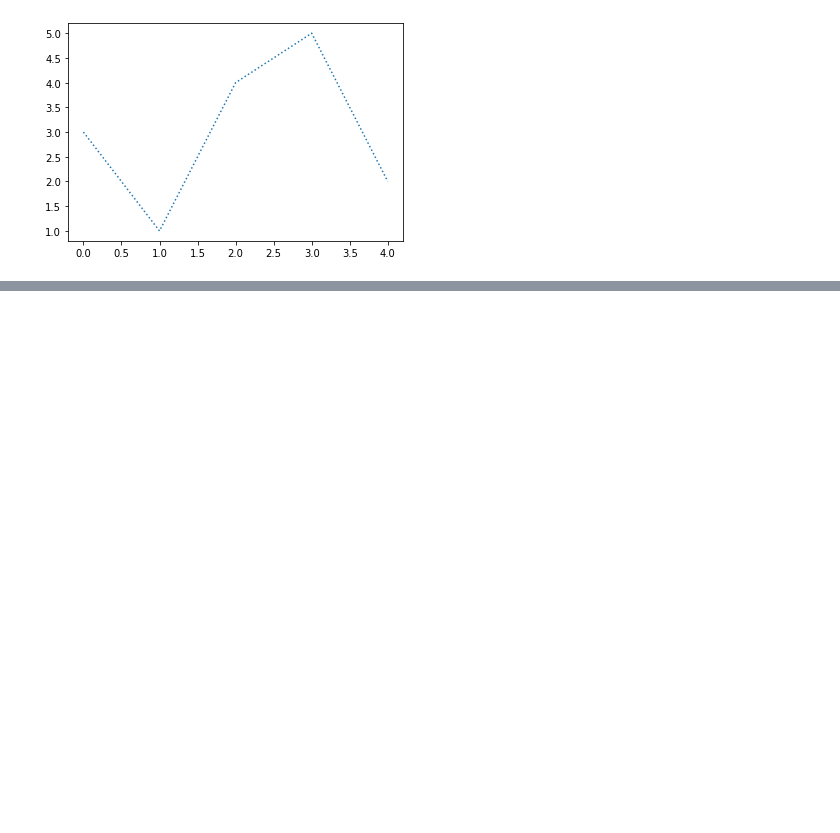
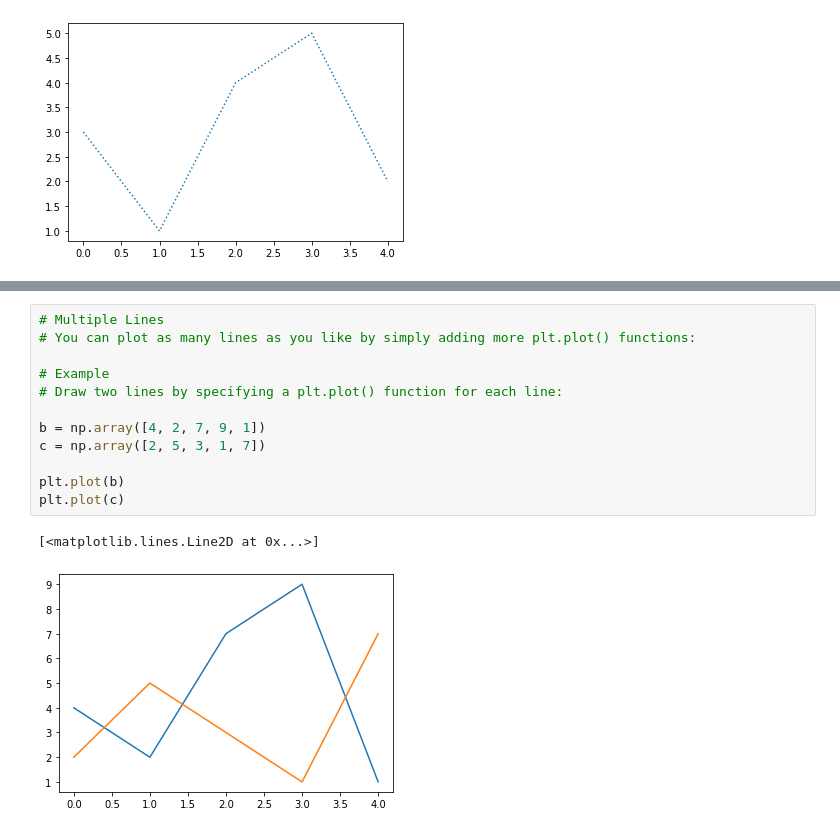
Before and after one commit to chimaihueze/Basics-of-Matplotlib, a Jupyter notebook: matplotlib_line.ipynb, the cells around one changed output, grey strips where cells are left out. Cells and saved outputs as stored; diff of their text form; blank space fills up the shorter version.

```diff
--- a/matplotlib_line.ipynb
+++ b/matplotlib_line.ipynb
@@ -41,0 +74,15 @@ plt.plot(a, ls = ':')
+# %%
+# Multiple Lines
+# You can plot as many lines as you like by simply adding more plt.plot() functions:
+
+# Example
+# Draw two lines by specifying a plt.plot() function for each line:
+
+b = np.array([4, 2, 7, 9, 1])
+c = np.array([2, 5, 3, 1, 7])
+
+plt.plot(b)
+plt.plot(c)
+# %% [output]
+[<matplotlib.lines.Line2D at 0x...>]
+[figure, added]
```
Also changed, not shown: parts of 4 cells of this notebook.
